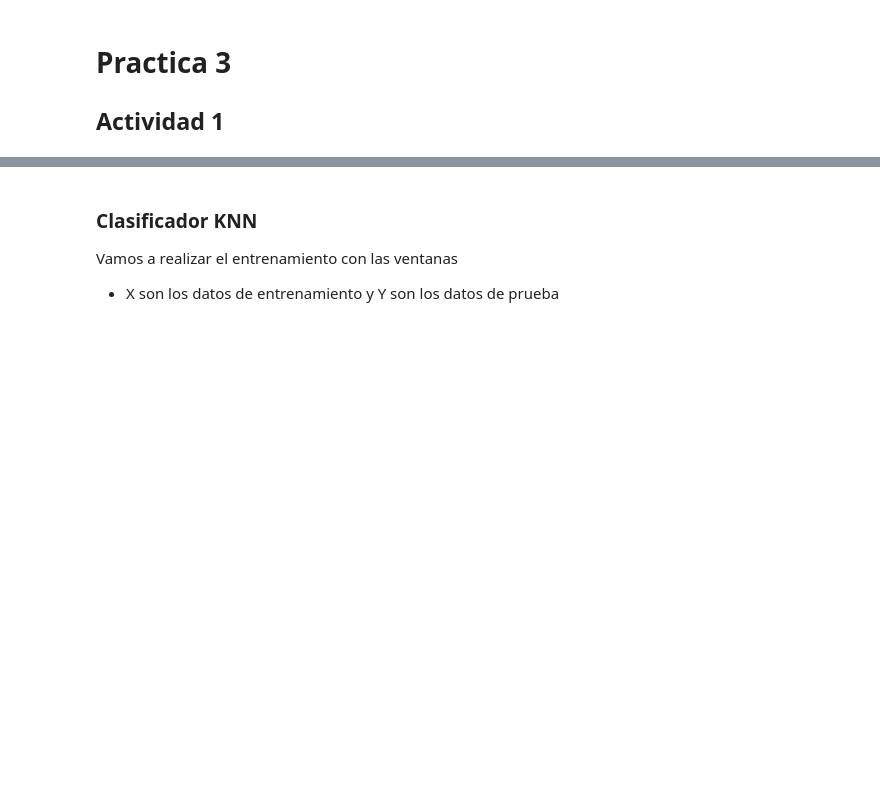
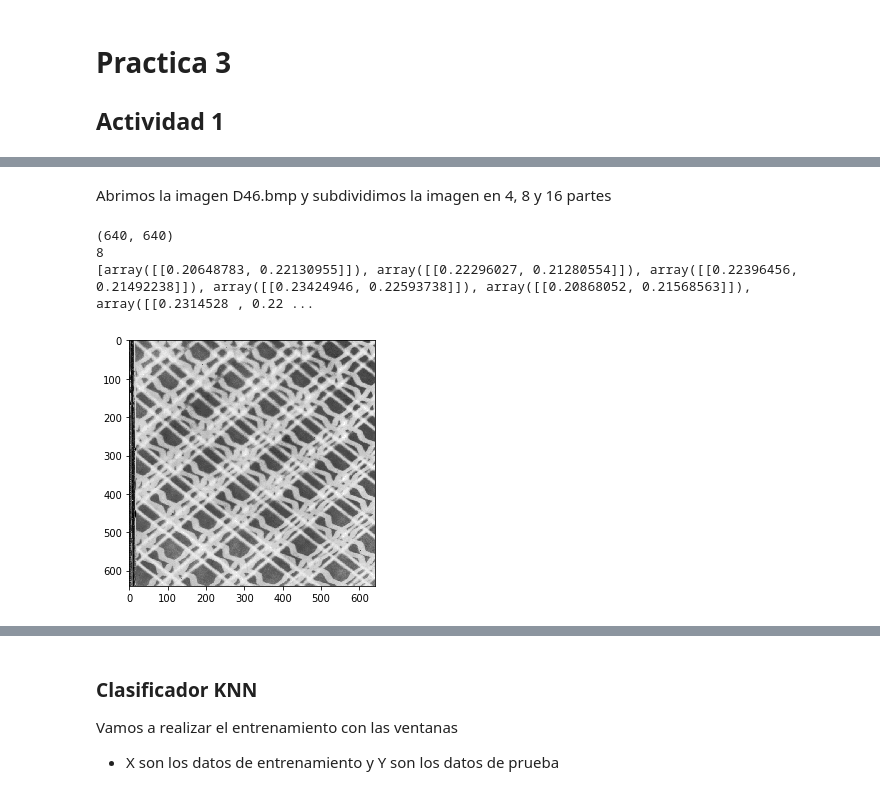
Before and after one commit to IanRamRev/Reconocimiento-de-Patrones, a Jupyter notebook: Practica3/Caracterización y clasificación de texturas.ipynb, the cells around one changed output, grey strips where cells are left out. Cells and saved outputs as stored; diff of their text form; code cells hidden in the pictures; blank space fills up the shorter version.

Commit message:
Se hizo la particion de 4 imagenes en 4, 8 y 16 ventanas además de obtener la matriz GLCM para cada ventana y se obtuvo información de estas

```diff
--- a/Practica3/Caracterización y clasificación de texturas.ipynb
+++ b/Practica3/Caracterización y clasificación de texturas.ipynb
@@ -57,0 +85,25 @@ Homogeneidad:  [[0.20484559 0.16507474 0.0897239 ]
+# %% [markdown]
+Abrimos la imagen D46.bmp y subdividimos la imagen en 4, 8 y 16 partes
+# %%
+#Abrimos imagen
+img = cv2.imread('.\\texturas\\D46.bmp')
+img_grayD46 = cv2.cvtColor(img, cv2.COLOR_BGR2GRAY)
+io.imshow(img_grayD46)
+print(img_gray.shape)
+
+V4_D46 = Ventanas(img_grayD46, 4)
+V8_D46 = Ventanas(img_grayD46, 8)
+V16_D46 = Ventanas(img_grayD46, 16)
+
+distancia = [1]
+angulo = [0, -np.pi/2] #0 -> Oeste a este, #-np.pi/2 -> Sur a norte
+informacion = ['energy', 'homogeneity']
+energiaV4_D46, homogeneidadV4_D46 = getInfoVentana(V4_D46, distancia, angulo, informacion[0], informacion[1])
+energiaV8_D46, homogeneidadV8_D46 = getInfoVentana(V8_D46, distancia, angulo, informacion[0], informacion[1])
+print(len(energiaV8_D46))
+print(homogeneidadV8_D46)
+# %% [output]
+(640, 640)
+8
+[array([[0.20648783, 0.22130955]]), array([[0.22296027, 0.21280554]]), array([[0.22396456, 0.21492238]]), array([[0.23424946, 0.22593738]]), array([[0.20868052, 0.21568563]]), array([[0.2314528 , 0.22 ...
+[figure, added]
```
Also changed, not shown: parts of 22 cells of this notebook.
